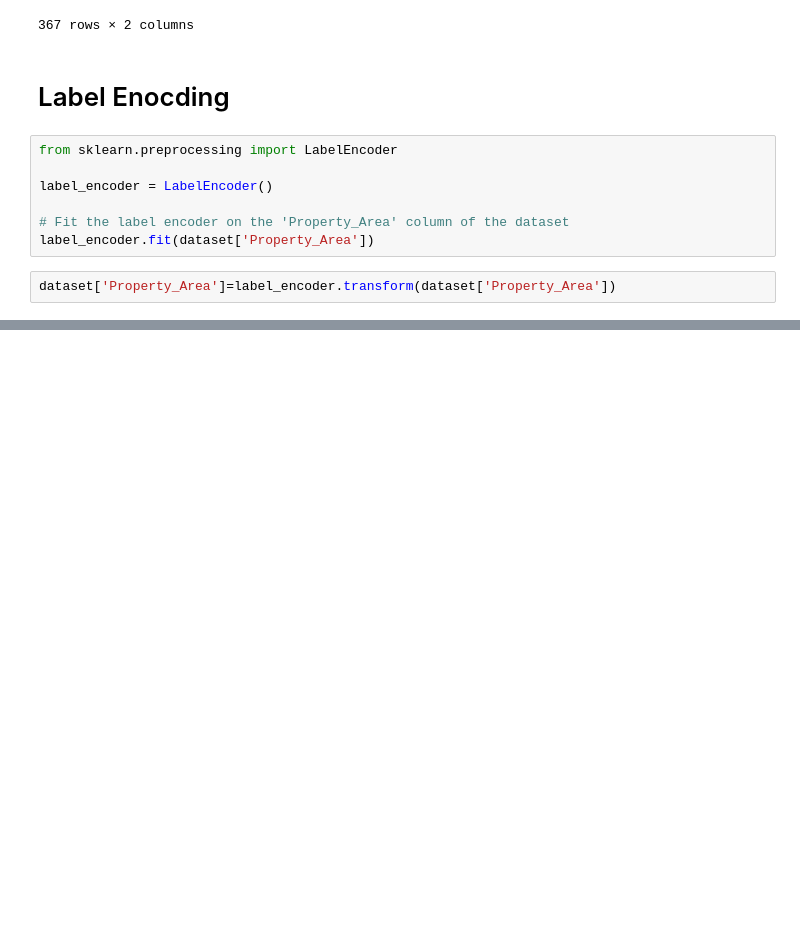
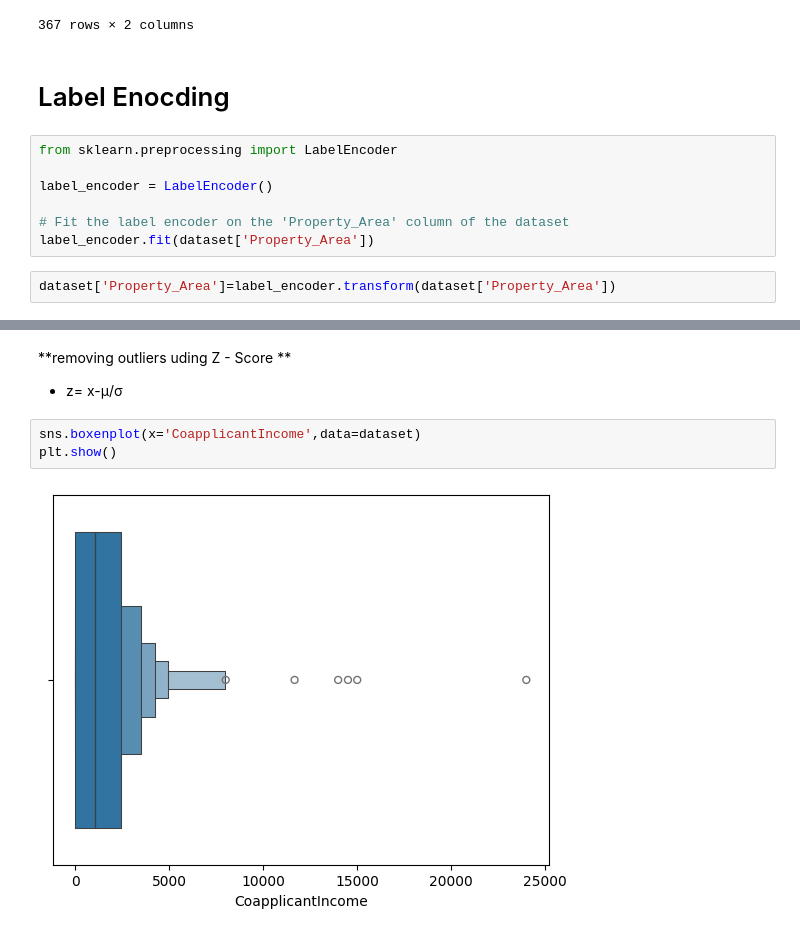
Before and after one commit to sudip-khanal/python-Basics, a Jupyter notebook: Untitled7.ipynb, the cells around one changed output, grey strips where cells are left out. Drawn from its saved outputs; the diff is of its cells as text; blank space fills up the shorter version.

```diff
--- a/Untitled7.ipynb
+++ b/Untitled7.ipynb
@@ -255,0 +339,9 @@ array([2, 1, 0])
+# %% [markdown]
+**removing outliers uding Z - Score **
+
+*   z= x-μ/σ
+# %%
+sns.boxenplot(x='CoapplicantIncome',data=dataset)
+plt.show()
+# %% [output]
+[figure, added]
```
Also changed, not shown: parts of 24 cells of this notebook.
